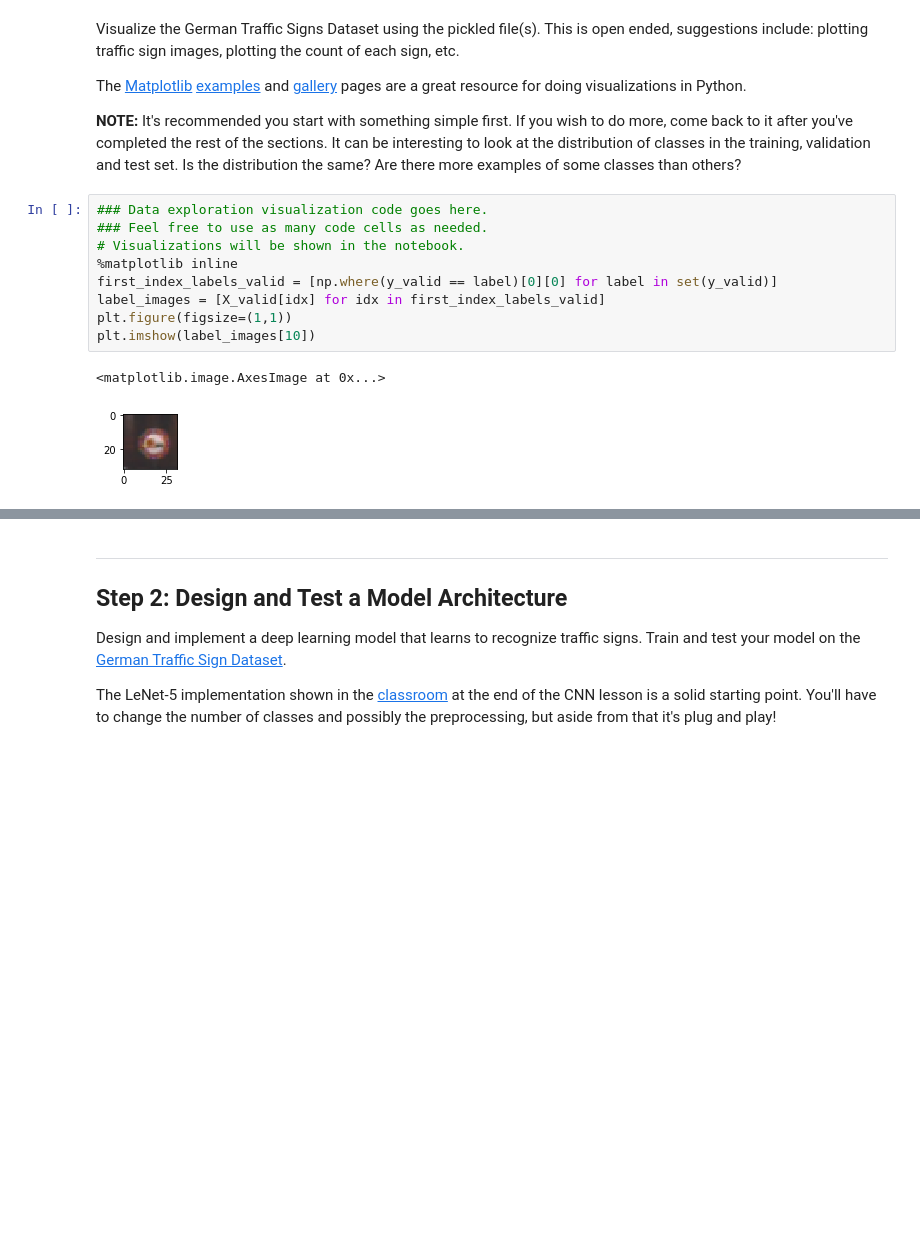
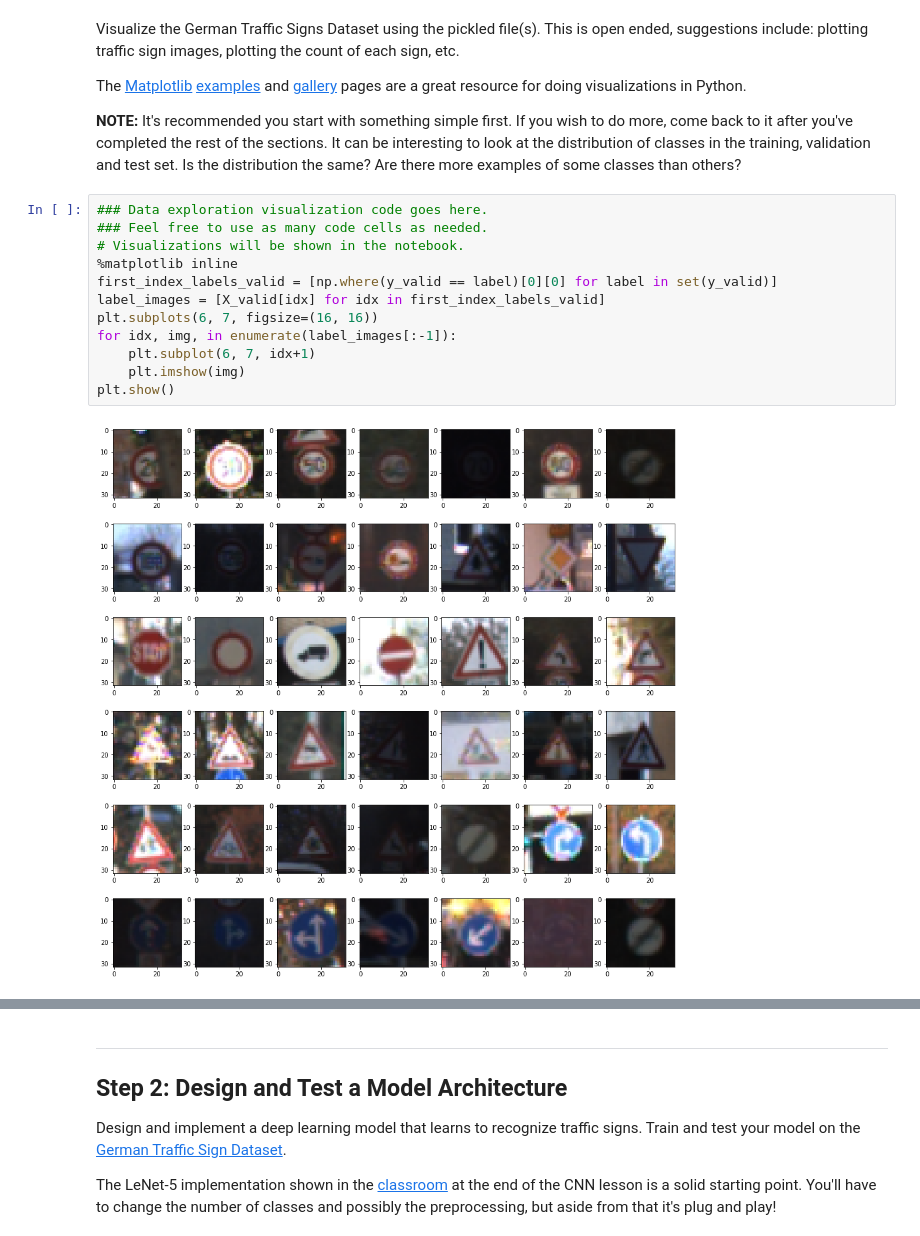
Before and after one commit to srikantviswanath/Traffic-Sign-Classifier-, a Jupyter notebook: Traffic_Sign_Classifier.ipynb, the cells around one changed output, grey strips where cells are left out. Cells and saved outputs as stored; diff of their text form; blank space fills up the shorter version.

```diff
--- a/Traffic_Sign_Classifier.ipynb
+++ b/Traffic_Sign_Classifier.ipynb
@@ -107,12 +107,14 @@ The [Matplotlib](http://matplotlib.org/) [examples](http://matplotlib.org/exampl
 # %%
 ### Data exploration visualization code goes here.
 ### Feel free to use as many code cells as needed.
 # Visualizations will be shown in the notebook.
 %matplotlib inline
 first_index_labels_valid = [np.where(y_valid == label)[0][0] for label in set(y_valid)]
 label_images = [X_valid[idx] for idx in first_index_labels_valid]
-plt.figure(figsize=(1,1))
-plt.imshow(label_images[10])
+plt.subplots(6, 7, figsize=(16, 16))
+for idx, img, in enumerate(label_images[:-1]):
+    plt.subplot(6, 7, idx+1)
+    plt.imshow(img)
+plt.show()
 # %% [output]
-<matplotlib.image.AxesImage at 0x...>
-[figure, old version]
+[figure, new version]
```
Also changed, not shown: parts of 27 cells of this notebook.
